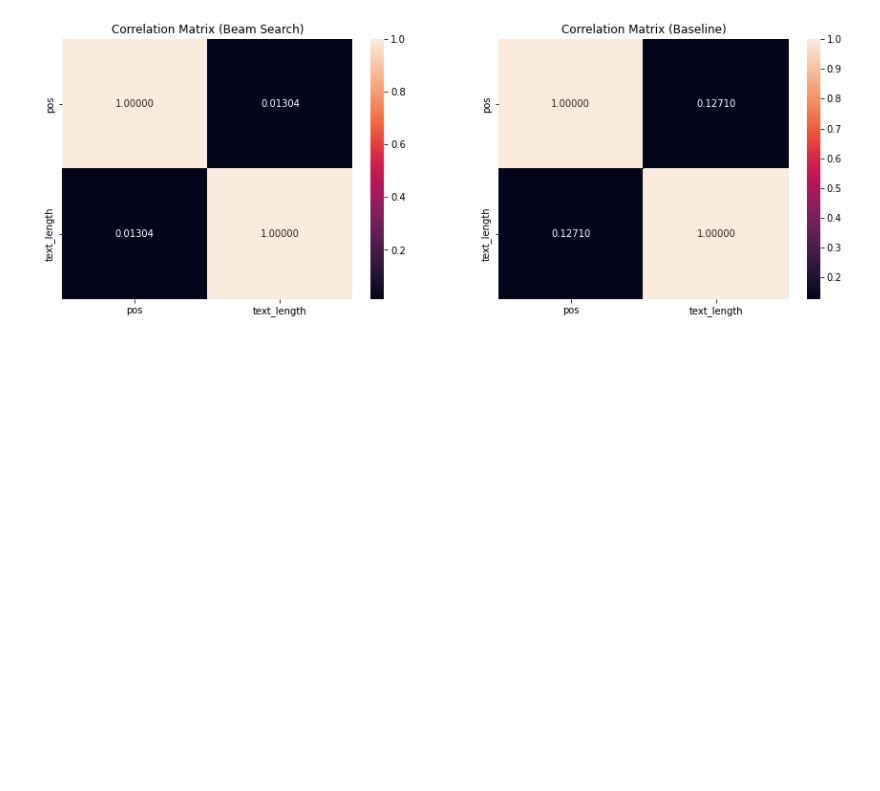
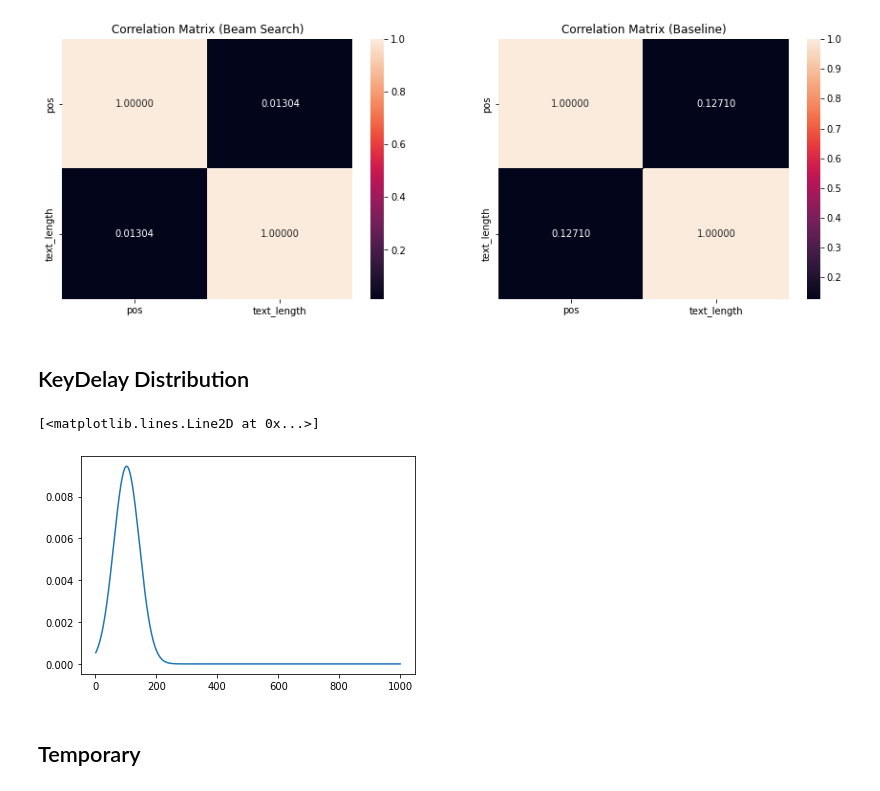
Before and after one commit to chrisandoryan/Camstroke-Inference, a Jupyter notebook: Camstroke_Inference.ipynb, the cells around one changed output. Drawn from its saved outputs; the diff is of its cells as text; code cells hidden in the pictures; blank space fills up the shorter version.

```diff
--- a/Camstroke_Inference.ipynb
+++ b/Camstroke_Inference.ipynb
@@ -1063,3 +1088,19 @@ sns.heatmap(base_corr,
 fig.show()
 # %% [output]
 [figure]
+# %% [markdown]
+## KeyDelay Distribution
+# %%
+X_all = np.concatenate(all_df['keydelays'].values.tolist()).ravel().tolist()
+X_all = np.sort(X_all)
+mean = np.mean(X_all)
+std = np.std(X_all)
+
+y_all = scipy.stats.norm(mean, std)
+
+plt.plot(X_all, y_all.pdf(X_all))
+# %% [output]
+[<matplotlib.lines.Line2D at 0x...>]
+[figure, added]
+# %% [markdown]
+## Temporary
```
Also changed, not shown: parts of 9 cells of this notebook.
